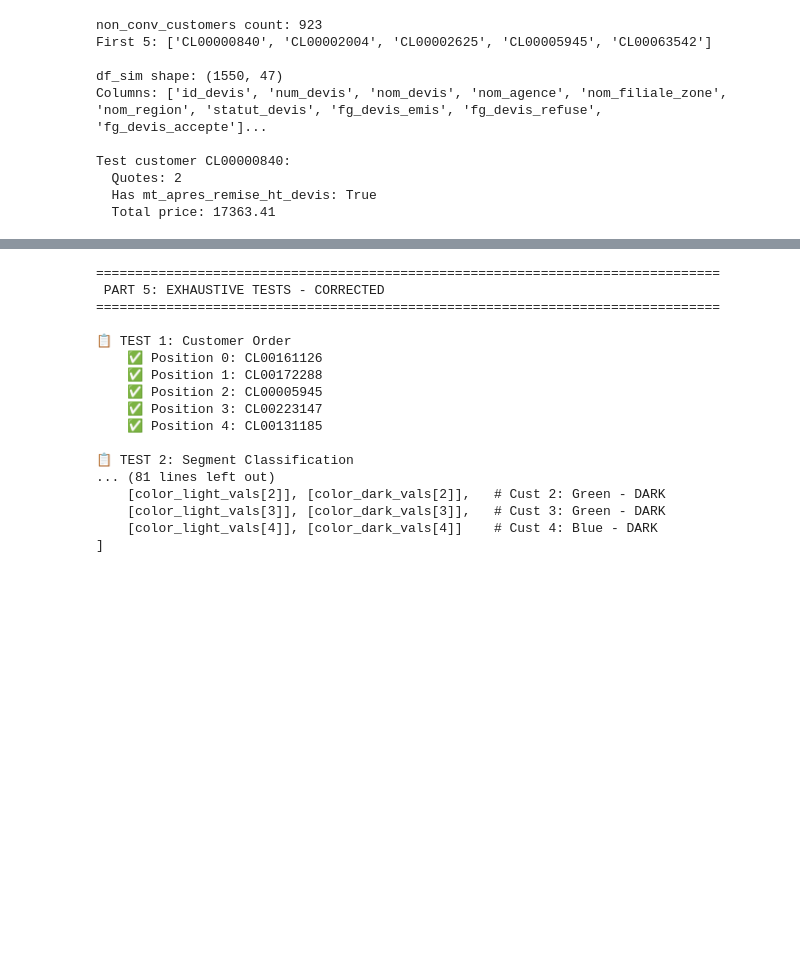
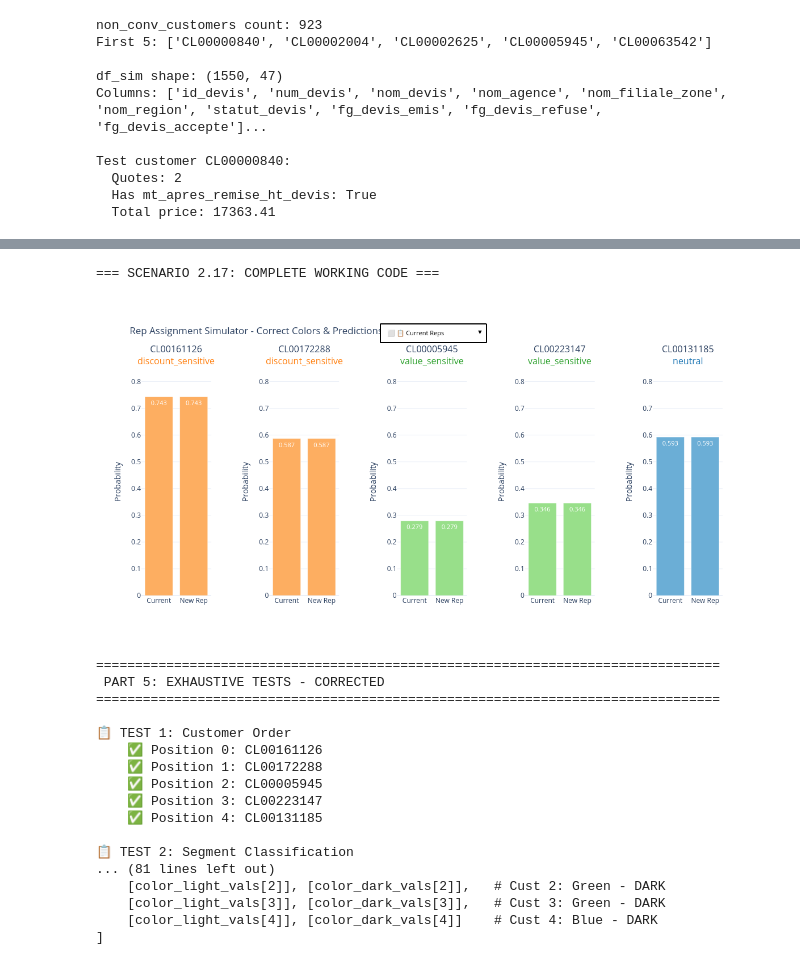
Before and after one commit to vslovik/ai-france-hvac, a Jupyter notebook: __simulation_6.ipynb, the cells around one changed output, grey strips where cells are left out. Saved outputs shown, nothing was run; the diff lists cells and outputs as text; code cells hidden in the pictures; blank space fills up the shorter version.

```diff
--- a/__simulation_6.ipynb
+++ b/__simulation_6.ipynb
@@ -1516,37 +1024,39 @@ dropdown_buttons = [
 
     # BUTTON 3: GREEN - ELISABETH MACHADO
     # BUTTON 3: GREEN - ELISABETH MACHADO - FIXED COLORS
-# BUTTON 3: GREEN - ELISABETH MACHADO - COMPLETELY FIXED
-dict(
-    label='🟢 🌟 ELISABETH MACHADO',
-    method='update',
-    args=[
-        {
-            'y': [
-                [baseline_vals[0]], [elisabeth_probs[0]],
-                [baseline_vals[1]], [elisabeth_probs[1]],
-                [baseline_vals[2]], [elisabeth_probs[2]],
-                [baseline_vals[3]], [elisabeth_probs[3]],
-                [baseline_vals[4]], [elisabeth_probs[4]]
-            ],
-            'text': [
-                [f'{baseline_vals[0]:.3f}'], [f'{elisabeth_probs[0]:.3f}<br>Δ:{elisabeth_probs[0]-baseline_vals[0]:+.3f}'],
-                [f'{baseline_vals[1]:.3f}'], [f'{elisabeth_probs[1]:.3f}<br>Δ:{elisabeth_probs[1]-baseline_vals[1]:+.3f}'],
-                [f'{baseline_vals[2]:.3f}'], [f'{elisabeth_probs[2]:.3f}<br>Δ:{elisabeth_probs[2]-baseline_vals[2]:+.3f}'],
-                [f'{baseline_vals[3]:.3f}'], [f'{elisabeth_probs[3]:.3f}<br>Δ:{elisabeth_probs[3]-baseline_vals[3]:+.3f}'],
-                [f'{baseline_vals[4]:.3f}'], [f'{elisabeth_probs[4]:.3f}<br>Δ:{elisabeth_probs[4]-baseline_vals[4]:+.3f}']
-            ],
-            'marker.color': [
-                [color_light_vals[0]], [color_light_vals[0]],  # Cust 0: Orange - LIGHT (no change)
-                [color_light_vals[1]], [color_light_vals[1]],  # Cust 1: Orange - LIGHT (no change)
-                [color_light_vals[2]], [color_dark_vals[2]],   # Cust 2: Green - DARK (improves)
-                [color_light_vals[3]], [color_dark_vals[3]],   # Cust 3: Green - DARK (improves)
-                [color_light_vals[4]], [color_dark_vals[4]]    # Cust 4: Blue - DARK (decreases)
-            ]
-        },
-        {'title': 'ELISABETH MACHADO - Value-Focused'}
-    ]
-)  ,
+    # BUTTON 3: GREEN - ELISABETH MACHADO - COMPLETELY FIXED
+    # BUTTON 3: GREEN - ELISABETH MACHADO - FIXED COLORS
+    # BUTTON 3: GREEN - ELISABETH MACHADO - CORRECT COLORS
+    dict(
+        label='🟢 🌟 ELISABETH MACHADO',
+        method='update',
+        args=[
+            {
+                'y': [
+                    [baseline_vals[0]], [elisabeth_probs[0]],
+                    [baseline_vals[1]], [elisabeth_probs[1]],
+                    [baseline_vals[2]], [elisabeth_probs[2]],
+                    [baseline_vals[3]], [elisabeth_probs[3]],
+                    [baseline_vals[4]], [elisabeth_probs[4]]
+                ],
+                'text': [
+                    [f'{baseline_vals[0]:.3f}'], [f'{elisabeth_probs[0]:.3f}<br>Δ:{elisabeth_probs[0]-baseline_vals[0]:+.3f}'],
+                    [f'{baseline_vals[1]:.3f}'], [f'{elisabeth_probs[1]:.3f}<br>Δ:{elisabeth_probs[1]-baseline_vals[1]:+.3f}'],
+                    [f'{baseline_vals[2]:.3f}'], [f'{elisabeth_probs[2]:.3f}<br>Δ:{elisabeth_probs[2]-baseline_vals[2]:+.3f}'],
+                    [f'{baseline_vals[3]:.3f}'], [f'{elisabeth_probs[3]:.3f}<br>Δ:{elisabeth_probs[3]-baseline_vals[3]:+.3f}'],
+                    [f'{baseline_vals[4]:.3f}'], [f'{elisabeth_probs[4]:.3f}<br>Δ:{elisabeth_probs[4]-baseline_vals[4]:+.3f}']
+                ],
+                'marker.color': [
+                    [color_light_vals[0]], [color_light_vals[0]],  # Cust 0: Orange - LIGHT (no change)
+                    [color_light_vals[1]], [color_light_vals[1]],  # Cust 1: Orange - LIGHT (no change)
+                    [color_light_vals[2]], [color_dark_vals[2]],   # Cust 2: Green - DARK (improves)
+                    [color_light_vals[3]], [color_dark_vals[3]],   # Cust 3: Green - DARK (improves)
+                    [color_light_vals[4]], [color_dark_vals[4]]    # Cust 4: Blue - DARK (decreases)
+                ]
+            },
+            {'title': 'ELISABETH MACHADO - Value-Focused'}
+        ]
+    ),
     # BUTTON 4: BLUE - Clément TOUZAN
     dict(
         label='🔵 🔹 Clément TOUZAN',
@@ -1583,33 +1093,36 @@ dict(
 # Add dropdown menu
 fig.update_layout(
     updatemenus=[
         dict(
             active=0,
             buttons=dropdown_buttons,
             direction='down',
             showactive=True,
             x=0.5, y=1.2,
             xanchor='center', yanchor='top',
             bgcolor='white', bordercolor='black', borderwidth=2,
             font=dict(color='black', size=11)
         )
     ]
 )
 
 # Update axes
 for idx in range(1, 6):
     fig.update_yaxes(title_text='Probability', range=[0, 0.85], row=1, col=idx)
     fig.update_xaxes(title_text='', row=1, col=idx)
 
 fig.update_layout(
     title='Rep Assignment Simulator - Correct Colors & Predictions',
     height=600,
     template='plotly_white',
     showlegend=False,
     margin=dict(t=120, b=80)
 )
 
 fig.show()
+# %% [output]
+=== SCENARIO 2.17: COMPLETE WORKING CODE ===
+[figure, added]
 # %%
 # ============================================
 # PART 5: EXHAUSTIVE TESTS - CORRECTED VERSION
```
Also changed, not shown: parts of 7 cells of this notebook.
